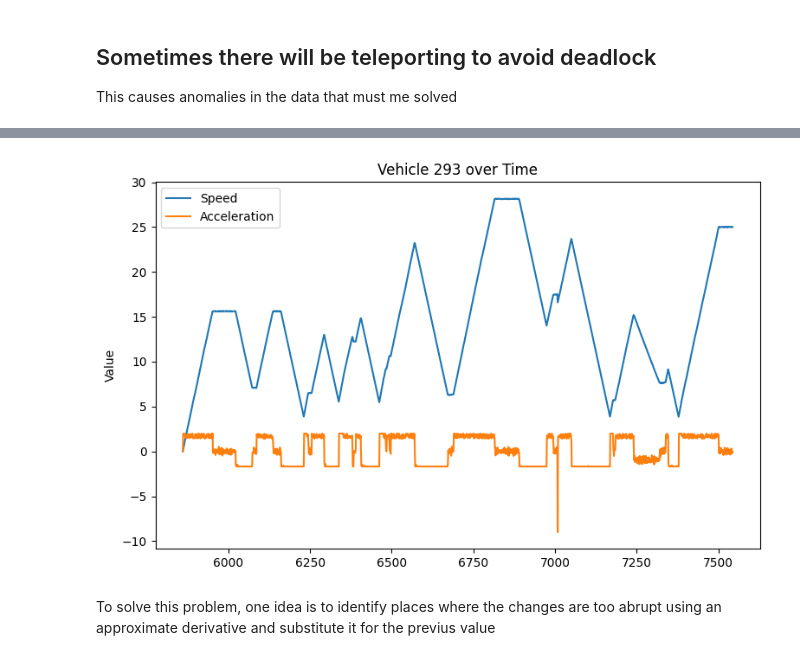
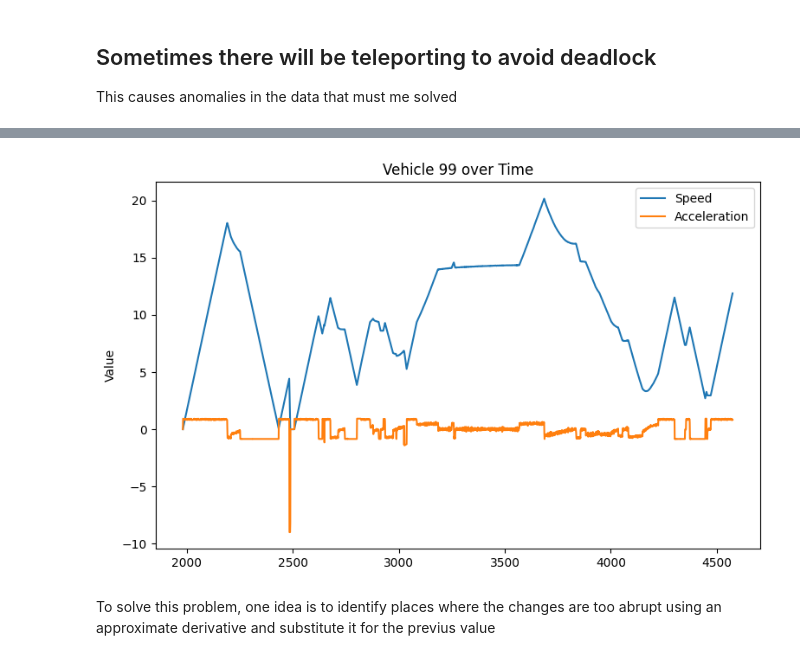
Before and after one commit to H-IAAC/sumo_data_synthesis, a Jupyter notebook: simulationData.ipynb, the cells around one changed output, grey strips where cells are left out. Drawn from its saved outputs; the diff is of its cells as text; code cells hidden in the pictures.

```diff
--- a/simulationData.ipynb
+++ b/simulationData.ipynb
@@ -323,7 +325,7 @@ Vehicle 634 at timestep 15080 had a INVALID acceleration of -166.00843283582088,
 # %%
-plot_df(['293'], f'{FOLDER_NAME}/data_dirty', ['speed', 'acceleration'], normalize_time=False, time_window=[])
+plot_df(['99'], f'{FOLDER_NAME}/data_dirty', ['speed', 'acceleration'], normalize_time=False, time_window=[])
 # %% [output]
-[figure, old version]
+[figure, new version]
 # %% [markdown]
 To solve this problem, one idea is to identify places where the changes are too abrupt using an approximate derivative and substitute it for the previus value
 # %%
```
Also changed, not shown: parts of 6 cells of this notebook.
